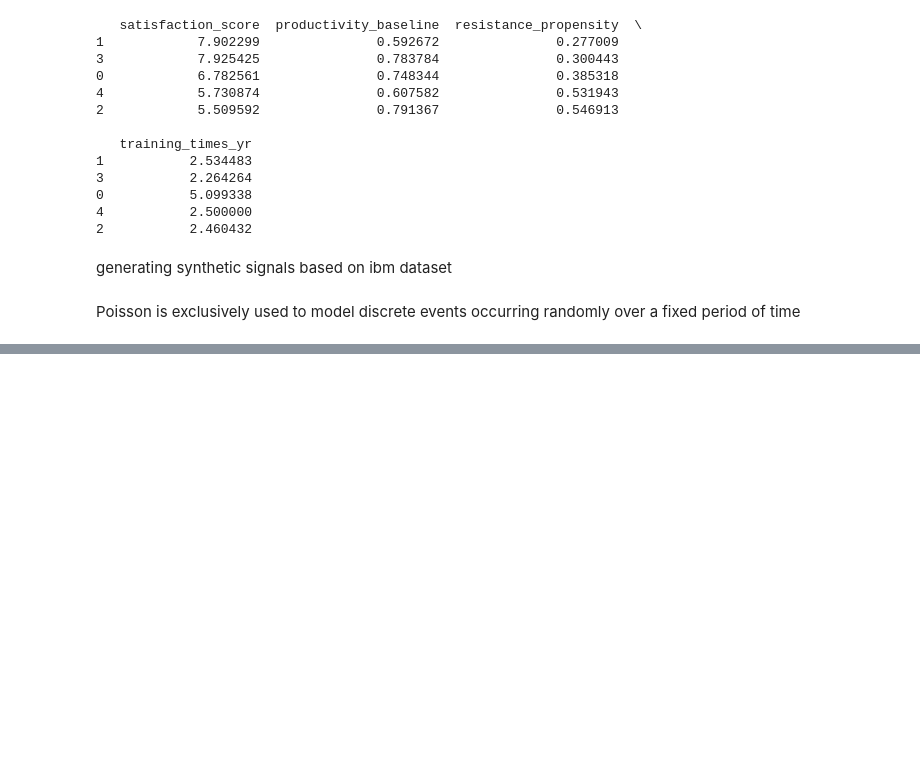
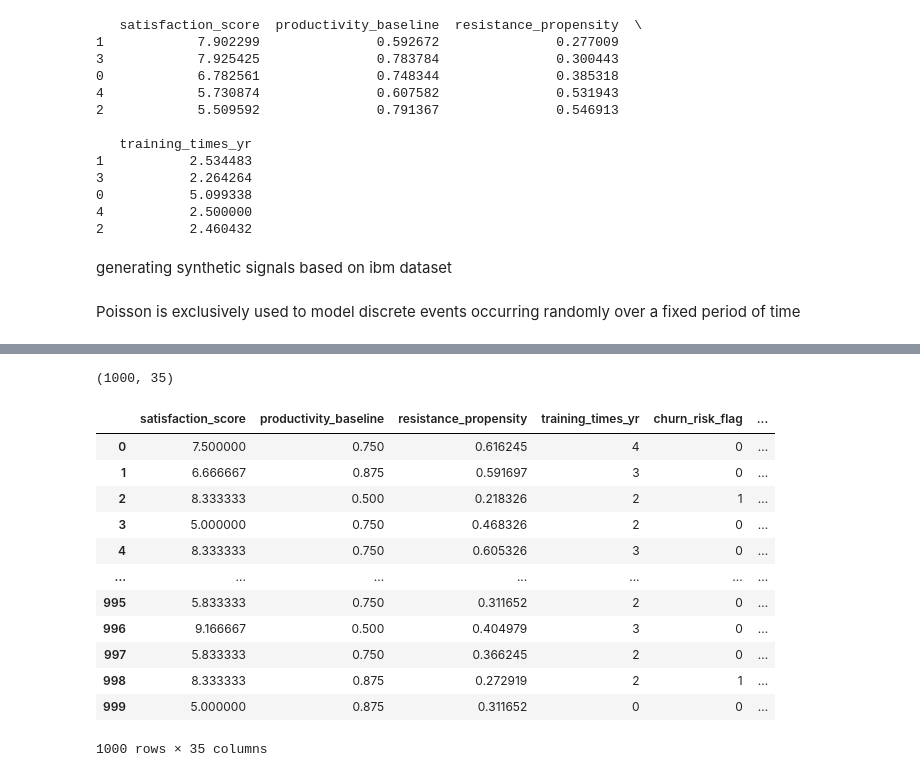
Before and after one commit to kapooraditi79/atos-2026-hackathon, a Jupyter notebook: data.ipynb, the cells around one changed output, grey strips where cells are left out. Saved outputs shown, nothing was run; the diff lists cells and outputs as text; code cells hidden in the pictures; blank space fills up the shorter version.

```diff
--- a/data.ipynb
+++ b/data.ipynb
@@ -347,0 +348,20 @@ tickets_per_month          -0.596643           1.000000
+# %%
+df.shape
+# %% [output]
+(1000, 35)
+# %%
+df
+# %% [output]
+|  | satisfaction_score | productivity_baseline | resistance_propensity | training_times_yr | churn_risk_flag | ... |
+| 0 | 7.500000 | 0.750 | 0.616245 | 4 | 0 | ... |
+| 1 | 6.666667 | 0.875 | 0.591697 | 3 | 0 | ... |
+| 2 | 8.333333 | 0.500 | 0.218326 | 2 | 1 | ... |
+| 3 | 5.000000 | 0.750 | 0.468326 | 2 | 0 | ... |
+| 4 | 8.333333 | 0.750 | 0.605326 | 3 | 0 | ... |
+| ... | ... | ... | ... | ... | ... | ... |
+| 995 | 5.833333 | 0.750 | 0.311652 | 2 | 0 | ... |
+| 996 | 9.166667 | 0.500 | 0.404979 | 3 | 0 | ... |
+| 997 | 5.833333 | 0.750 | 0.366245 | 2 | 0 | ... |
+| 998 | 8.333333 | 0.875 | 0.272919 | 2 | 1 | ... |
+| 999 | 5.000000 | 0.875 | 0.311652 | 0 | 0 | ... |
+1000 rows × 35 columns
```
Also changed, not shown: parts of 7 cells of this notebook, 1 other file.
